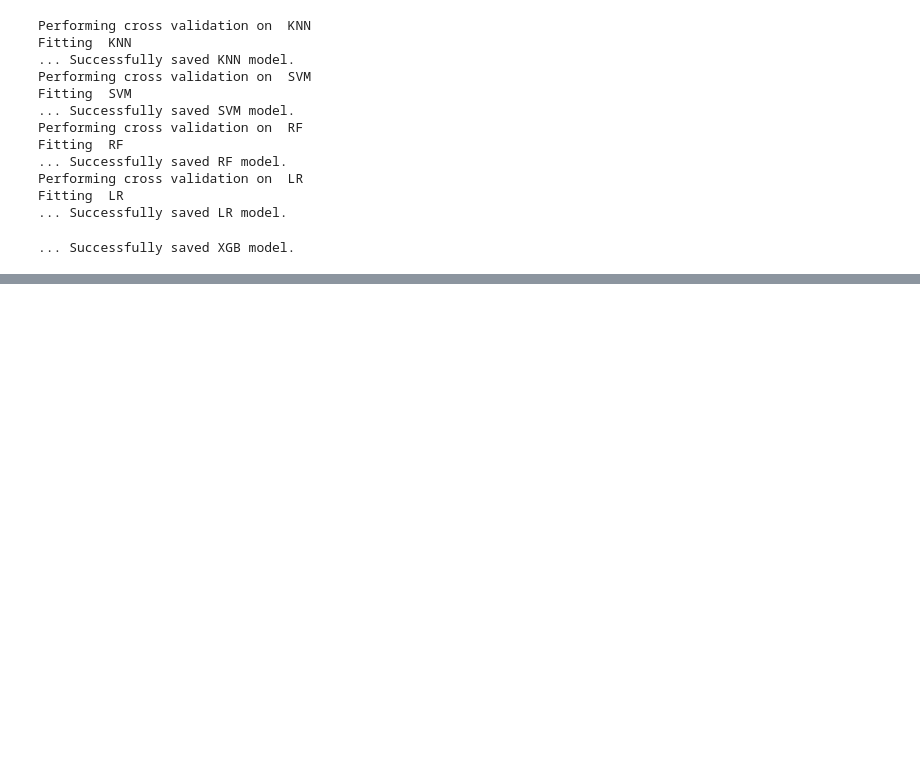
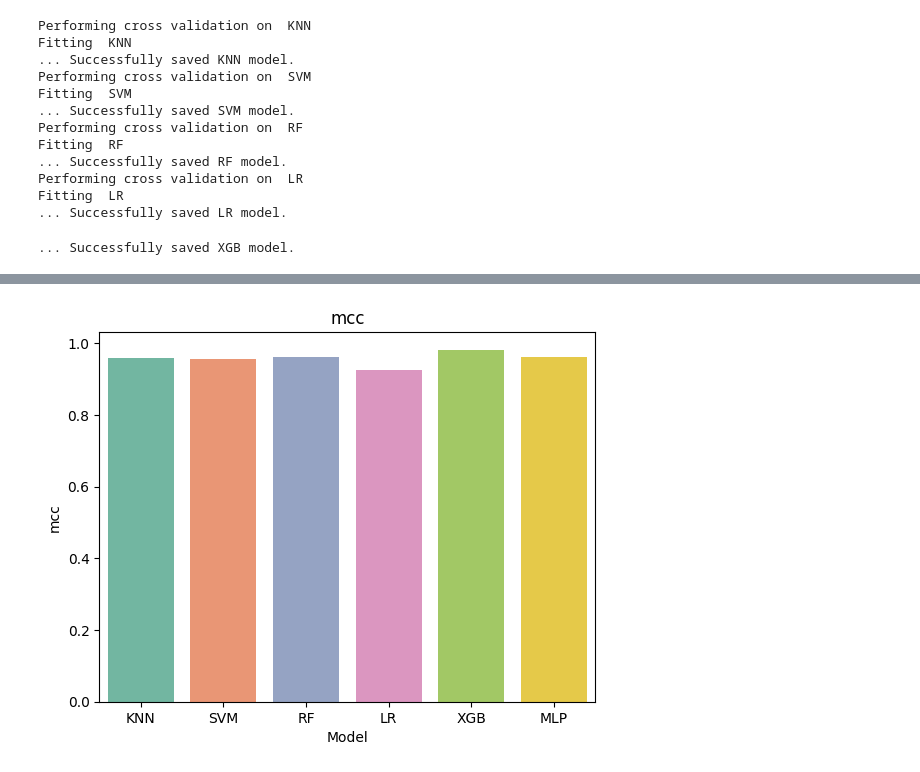
Before and after one commit to omicscodeathon/brainroute, a Jupyter notebook: notebooks/mtoralzml.ipynb, the cells around one changed output, grey strips where cells are left out. Cells and saved outputs as stored; diff of their text form; code cells hidden in the pictures; blank space fills up the shorter version.

Commit message:
added model comparisms

```diff
--- a/notebooks/mtoralzml.ipynb
+++ b/notebooks/mtoralzml.ipynb
@@ -339,7 +332,7 @@ for name, model in saved_models.items():
 
 import tensorflow as tf
 from tensorflow import keras
-from sklearn.model_selection import train_test_split
+from tensorflow.keras.callbacks import EarlyStopping
 
 # Use your balanced and scaled data
 X = balanced_train_df.drop('BBB', axis=1).values
@@ -348,10 +341,12 @@ y = balanced_train_df['BBB'].values
 # Split into train and test sets
 X_train, X_test, y_train, y_test = train_test_split(X, y, test_size=0.2, random_state=42)
 
-# Define the MLP model
+# Define the MLP model with Dropout and L2 Regularization
 model = keras.Sequential([
-    keras.layers.Dense(64, activation='relu', input_shape=(X_train.shape[1],)),
-    keras.layers.Dense(32, activation='relu'),
+    keras.layers.Dense(64, activation='relu', kernel_regularizer=keras.regularizers.l2(0.001), input_shape=(X_train.shape[1],)),
+    keras.layers.Dropout(0.3),
+    keras.layers.Dense(32, activation='relu', kernel_regularizer=keras.regularizers.l2(0.001)),
+    keras.layers.Dropout(0.3),
     keras.layers.Dense(1, activation='sigmoid')  # Binary classification
 ])
 
@@ -359,10 +354,13 @@ model.compile(optimizer='adam',
               loss='binary_crossentropy',
               metrics=['accuracy'])
 
-# Train the model
-history = model.fit(X_train, y_train, epochs=30, batch_size=32, validation_split=0.2, verbose=1)
+# Define Early Stopping callback
+early_stopping = EarlyStopping(monitor='val_loss', patience=5, restore_best_weights=True)
 
-# Evaluate on test set
+# Train the model with the callback
+history = model.fit(X_train, y_train, epochs=100, batch_size=32, validation_split=0.2, verbose=1, callbacks=[early_stopping])
+
+# Evaluate on test set (will use the best weights because of restore_best_weights=True)
 test_loss, test_acc = model.evaluate(X_test, y_test, verbose=0)
 print(f'Test accuracy: {test_acc:.4f}')
 # %% [output]
@@ -385,0 +433,12 @@ Test accuracy: 0.9209
+# %%
+# plot individual metrics and save
+metrics = ['Accuracy', 'Precision', 'Recall', 'Specificity', 'F1 Score', 'roc_auc', 'pr_auc', 'mcc']
+for metric in metrics:
+    sns.barplot(x='Model', y=metric, data=results_df, palette= 'Set2')
+    plt.title(metric)
+    plt.ylabel(metric)
+    plt.xlabel('Model')
+    # save plot
+    plt.savefig(f'../figures/model_plots/{metric}_comparison.png')
+# %% [output]
+[figure, added]
```
Also changed, not shown: parts of 18 cells of this notebook.
